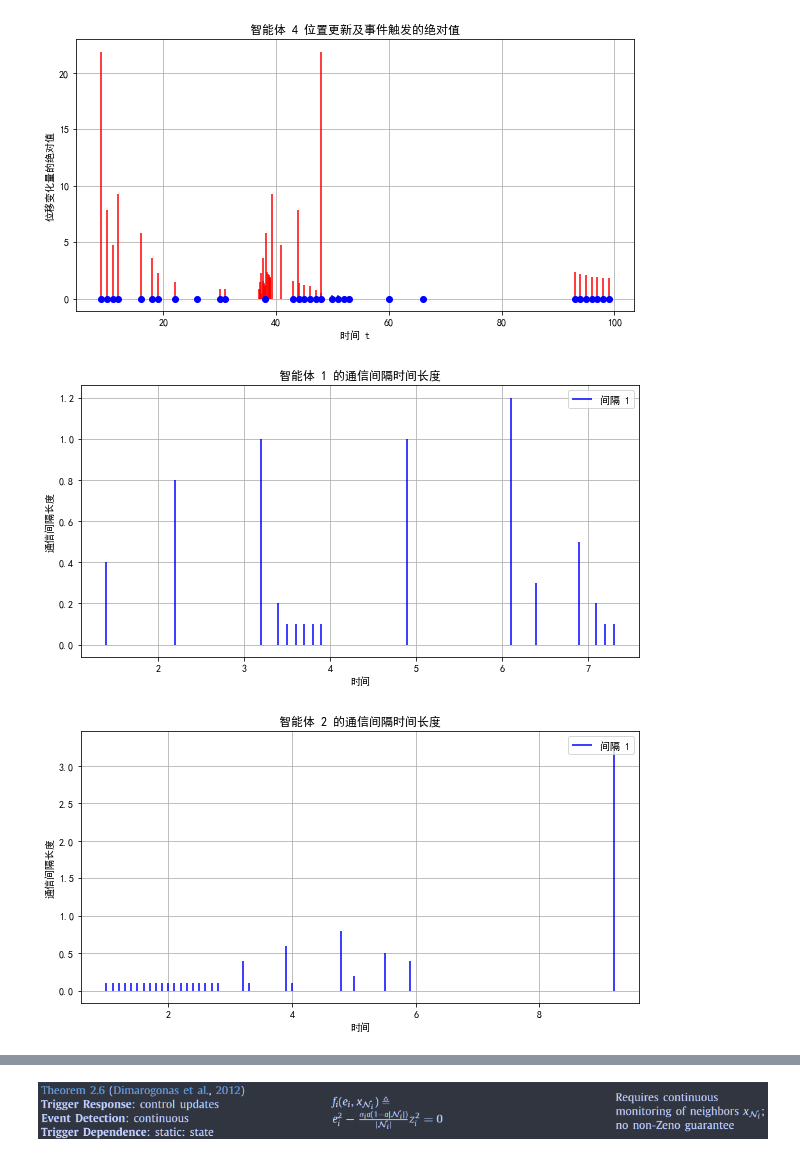
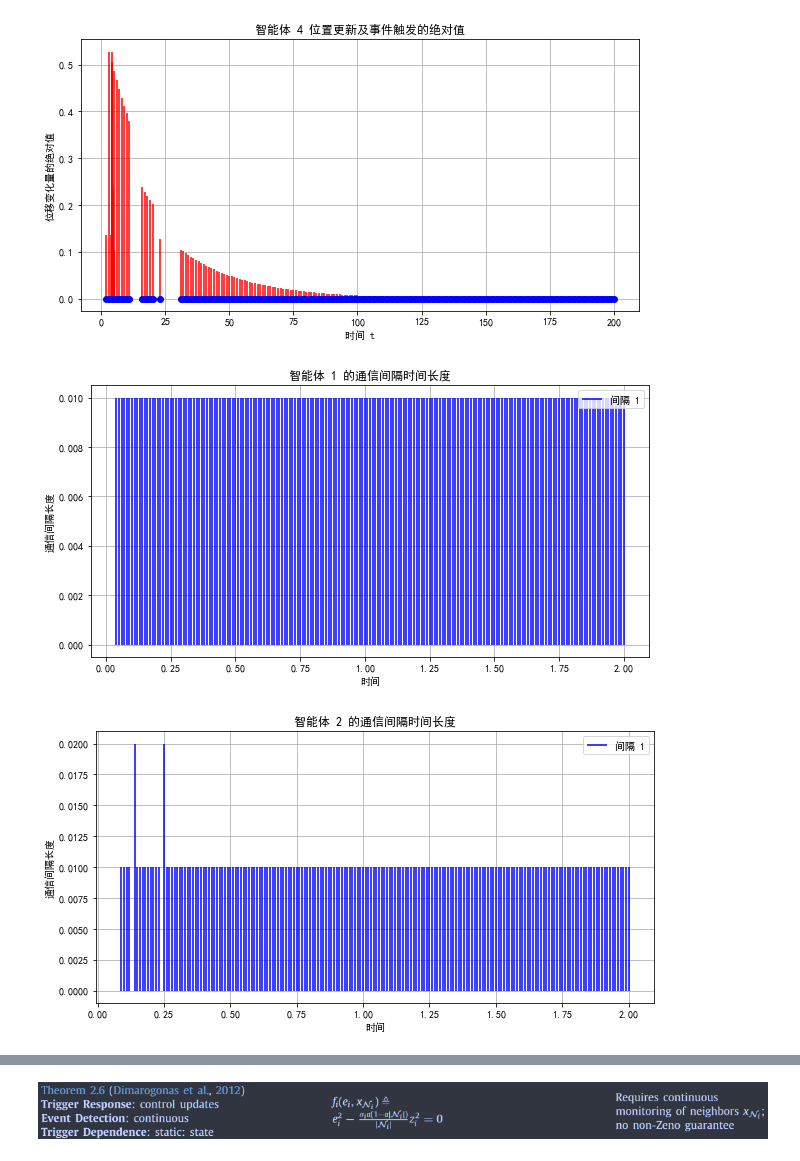
Before and after one commit to yjchenCN/Multi-agent-consensus-algorithm, a Jupyter notebook: Event-triggered consensus algorithms.ipynb, the cells around one changed output, grey strips where cells are left out. Drawn from its saved outputs; the diff is of its cells as text; code cells hidden in the pictures.

```diff
--- a/Event-triggered consensus algorithms.ipynb
+++ b/Event-triggered consensus algorithms.ipynb
@@ -20,7 +20,6 @@ class Agent:
         self.trigger_points2 = []  # 用于记录事件触发时的位置
         self.delta_positions = []
         self.last_trigger_time = 0  # 初始化上次触发时间
-        self.MIET = 10 * dt  # 设定最小触发间隔，根据需求调整
         self.communication_times = []  # 记录每次通信的时间
 
 
@@ -40,8 +39,8 @@ class Agent:
         for neighbor in self.neighbors:
             neighbor.last_broadcast_position = self.position
 
-    def update_position(self, t, dt, current_average_position):
-        self.sigma = np.random.uniform(0, t)
+    def update_position(self, t, dt, current_average_position, num_iterations):
+        self.sigma = np.random.uniform(0, 1)
         self.alpha = np.random.uniform(0, 1 / max(1, len(self.neighbors)))
 
         e_i = self.last_broadcast_position - self.position
@@ -50,31 +49,29 @@ class Agent:
 
         trigger_condition = e_i ** 2 - self.sigma * self.alpha * (1 - self.alpha * max(1, len(self.neighbors))) * z_bar_squared ** 2  / max(1, len(self.neighbors))
 
-        if (t - self.last_trigger_time) >= self.MIET and abs(self.position - current_average_position) > 0.01:
-            # 如果事件触发函数大于等于0，则更新位置并广播新位置
-            if trigger_condition >= 0:
-                self.position += z_bar_squared * dt
-                #记录触发的相关信息
-                self.delta_positions.append(self.last_broadcast_position - self.position)
-                self.trigger_points2.append(t * dt)
-                self.trigger_points.append((t, self.position))
-                self.broadcast_position()
 
-                self.last_trigger_time = t
-                self.communication_times.append(t * dt)
-            else:
-                a = np.random.uniform(0, 10)
-                if a > 9.9:
-                    self.position += current_average_position * dt
+        # 如果事件触发函数大于等于0，则更新位置并广播新位置
+        if trigger_condition >= 0:
+            self.position += z_bar_squared * dt
+            #记录触发的相关信息
+            self.delta_positions.append(self.last_broadcast_position - self.position)
+            self.trigger_points2.append(t * dt)
+            self.trigger_points.append((t, self.position))
+            self.broadcast_position()
+
+            self.last_trigger_time = t
+            self.communication_times.append(t * dt)
+        else:
+            self.position += current_average_position * dt * ((num_iterations - t) / num_iterations)
 
 
 
 # 初始化参数和智能体
 num_agents = 4
-num_iterations = 100
-dt = 0.1
-np.random.seed(1)
-agents = [Agent(np.random.uniform(0,100), i) for i in range(num_agents)]
+num_iterations = 200
+dt = 0.01
+np.random.seed(0)
+agents = [Agent(np.random.rand() * 10, i) for i in range(num_agents)]
 
 # 定义邻居关系
 agents[0].add_neighbor(agents[1])
@@ -92,8 +89,28 @@ positions = np.zeros((num_iterations, num_agents))
 for t in range(num_iterations):
     current_average_position = np.mean([agent.position for agent in agents])
     for agent in agents:
-        agent.update_position(t, dt, current_average_position)
+        agent.update_position(t, dt, current_average_position, num_iterations)
         positions[t, agent.index] = agent.position
+
+'''for t in range(num_iterations):
+    current_average_position = np.mean([agent.position for agent in agents])
+    all_converged = True  # 检查所有智能体是否已经达到一致性
+
+    for agent in agents:
+        if not np.isclose(agent.position, current_average_position, 0.01):
+            all_converged = False
+            agent.update_position(t, dt, current_average_position, num_iterations)
+
+        positions[t, agent.index] = agent.position
+
+    # 如果所有智能体已经达到一致性，则让智能体继续保持他们的位置
+    if all_converged:
+        print("All agents have converged to consensus.")
+        break'''
+
+# 让智能体继续保持他们的位置
+for agent in agents:
+    agent.update_position(num_iterations, dt, current_average_position, num_iterations)
 
 # 绘制结果图
 plt.figure(figsize=(10, 5))
@@ -173,3 +173,3 @@ plt.show()
-[figure, old version]
+[figure, new version]
-[figure, old version]
+[figure, new version]
-[figure, old version]
+[figure, new version]
```
Also changed, not shown: parts of 6 cells of this notebook, 1 other file.
